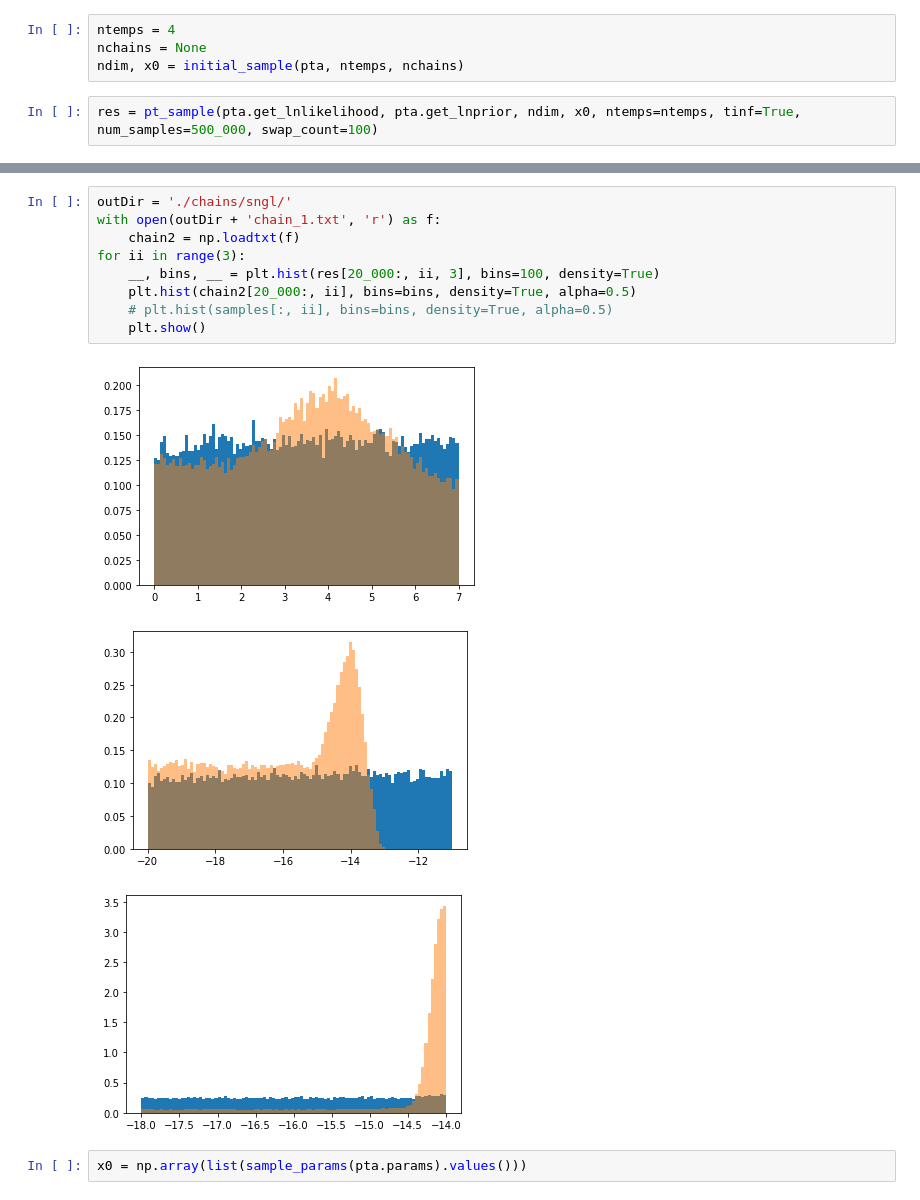
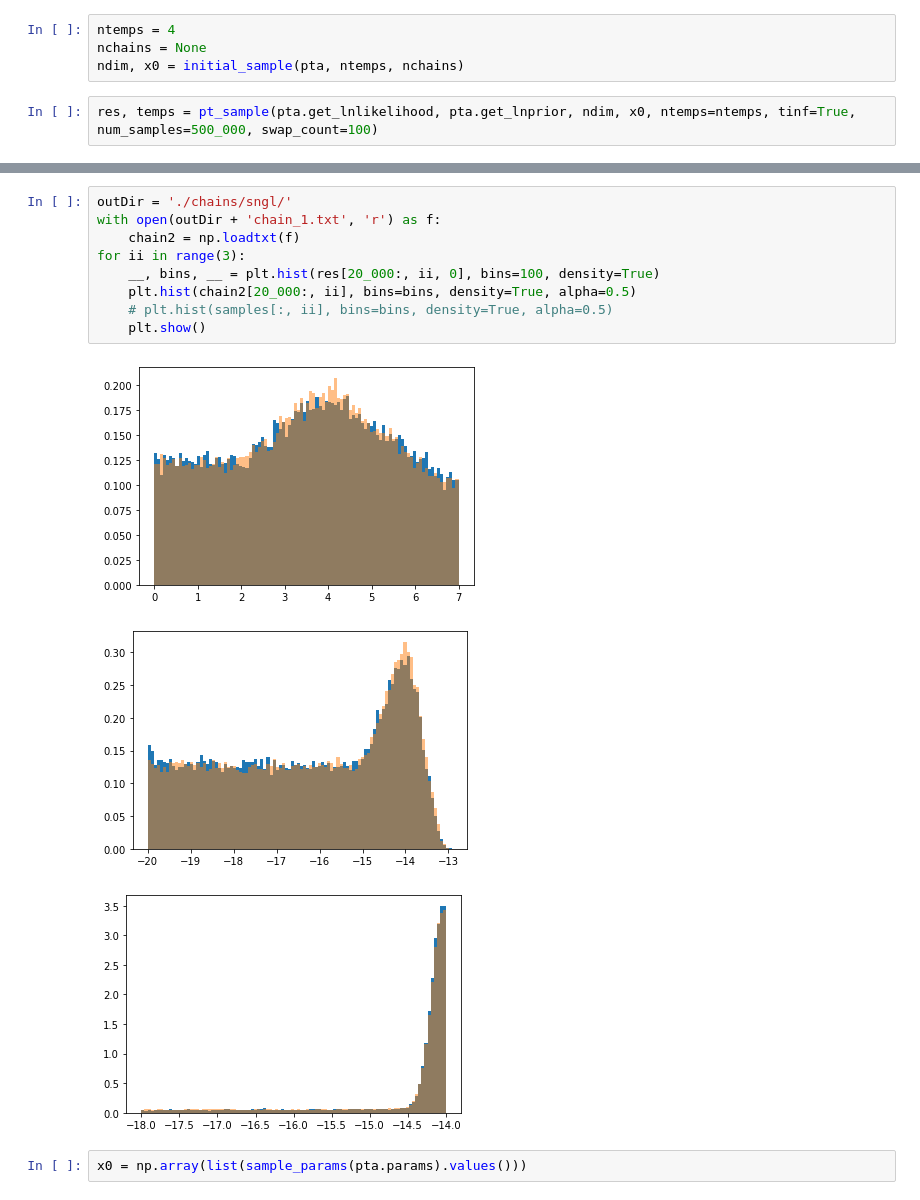
Before and after one commit to AaronDJohnson/impulse_mcmc, a Jupyter notebook: pta_test.ipynb, the cells around one changed output, grey strips where cells are left out. Saved outputs shown, nothing was run; the diff lists cells and outputs as text.

```diff
--- a/pta_test.ipynb
+++ b/pta_test.ipynb
@@ -28,7 +28,7 @@ ntemps = 4
 nchains = None
 ndim, x0 = initial_sample(pta, ntemps, nchains)
 # %%
-res = pt_sample(pta.get_lnlikelihood, pta.get_lnprior, ndim, x0, ntemps=ntemps, tinf=True, num_samples=500_000, swap_count=100)
+res, temps = pt_sample(pta.get_lnlikelihood, pta.get_lnprior, ndim, x0, ntemps=ntemps, tinf=True, num_samples=500_000, swap_count=100)
 # %%
 ii = 2
 plt.plot(res[0:2000, ii, 0])
@@ -41,16 +41,16 @@ plt.show()
 # %%
 outDir = './chains/sngl/'
 with open(outDir + 'chain_1.txt', 'r') as f:
     chain2 = np.loadtxt(f)
 for ii in range(3):
-    __, bins, __ = plt.hist(res[20_000:, ii, 3], bins=100, density=True)
+    __, bins, __ = plt.hist(res[20_000:, ii, 0], bins=100, density=True)
     plt.hist(chain2[20_000:, ii], bins=bins, density=True, alpha=0.5)
     # plt.hist(samples[:, ii], bins=bins, density=True, alpha=0.5)
     plt.show()
 # %% [output]
-[figure, old version]
+[figure, new version]
-[figure, old version]
+[figure, new version]
-[figure, old version]
+[figure, new version]
 # %%
 x0 = np.array(list(sample_params(pta.params).values()))
 # %%
```
Also changed, not shown: parts of 2 cells of this notebook, 2 other files.
